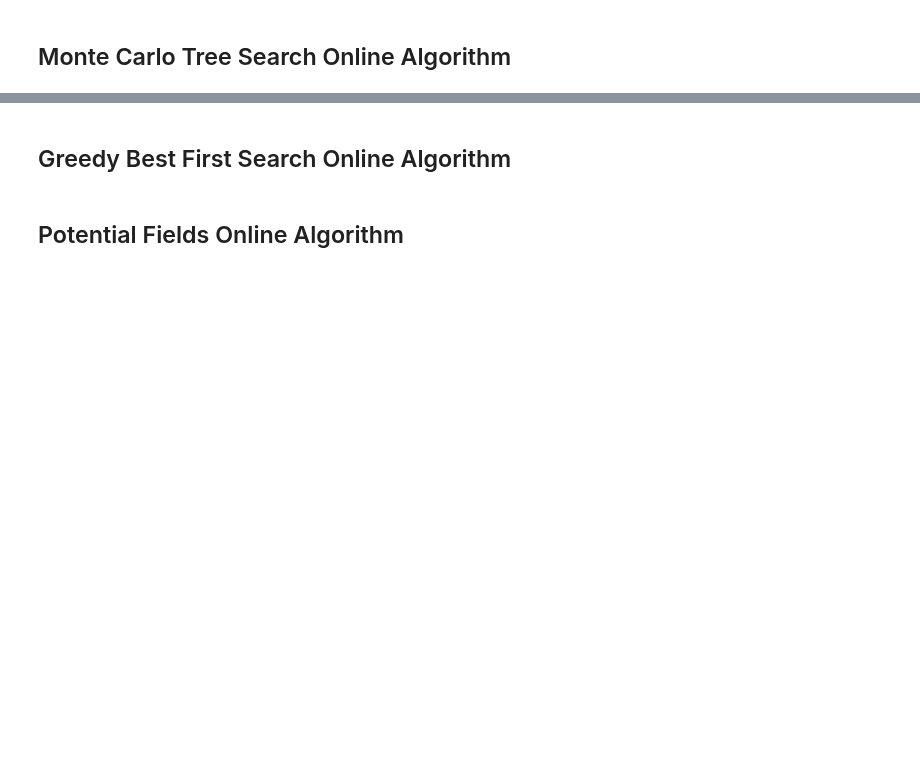
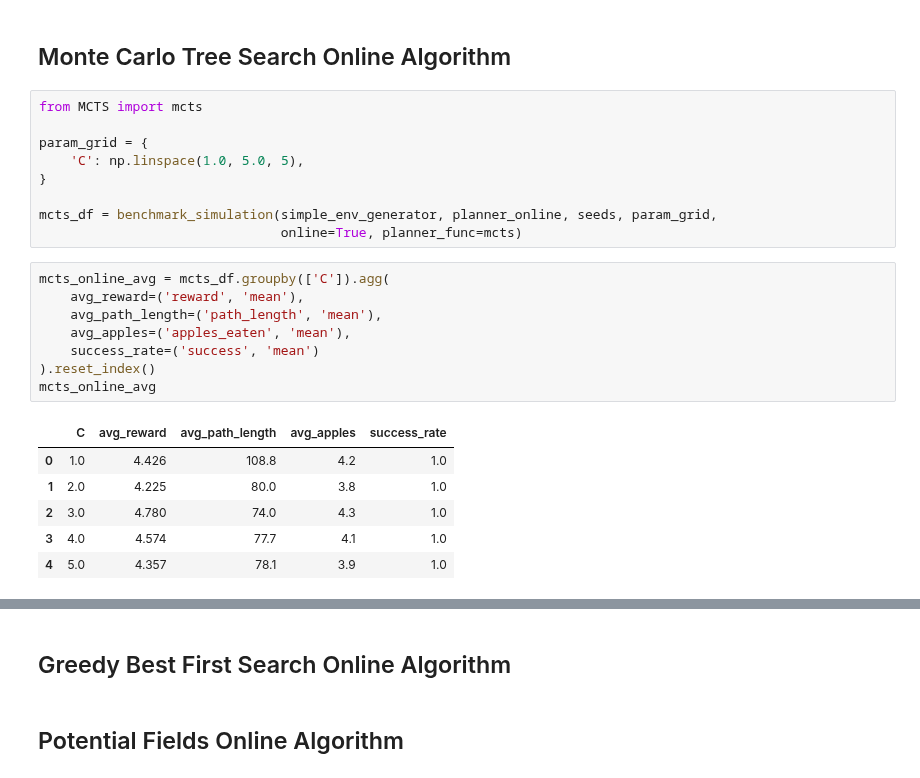
Before and after one commit to Alexthw46/AIF, a Jupyter notebook: Benchmark_Online.ipynb, the cells around one changed output, grey strips where cells are left out. Drawn from its saved outputs; the diff is of its cells as text; blank space fills up the shorter version.

```diff
--- a/Benchmark_Online.ipynb
+++ b/Benchmark_Online.ipynb
@@ -60,2 +180,26 @@ As the stairs won't be visible until the agent reaches the end of the maze, we w
 # %% [markdown]
 ## Monte Carlo Tree Search Online Algorithm
+# %%
+from MCTS import mcts
+
+param_grid = {
+    'C': np.linspace(1.0, 5.0, 5),
+}
+
+mcts_df = benchmark_simulation(simple_env_generator, planner_online, seeds, param_grid,
+                               online=True, planner_func=mcts)
+# %%
+mcts_online_avg = mcts_df.groupby(['C']).agg(
+    avg_reward=('reward', 'mean'),
+    avg_path_length=('path_length', 'mean'),
+    avg_apples=('apples_eaten', 'mean'),
+    success_rate=('success', 'mean')
+).reset_index()
+mcts_online_avg
+# %% [output]
+|  | C | avg_reward | avg_path_length | avg_apples | success_rate |
+| 0 | 1.0 | 4.426 | 108.8 | 4.2 | 1.0 |
+| 1 | 2.0 | 4.225 | 80.0 | 3.8 | 1.0 |
+| 2 | 3.0 | 4.780 | 74.0 | 4.3 | 1.0 |
+| 3 | 4.0 | 4.574 | 77.7 | 4.1 | 1.0 |
+| 4 | 5.0 | 4.357 | 78.1 | 3.9 | 1.0 |
```
Also changed, not shown: parts of 9 cells of this notebook, 2 other files.
